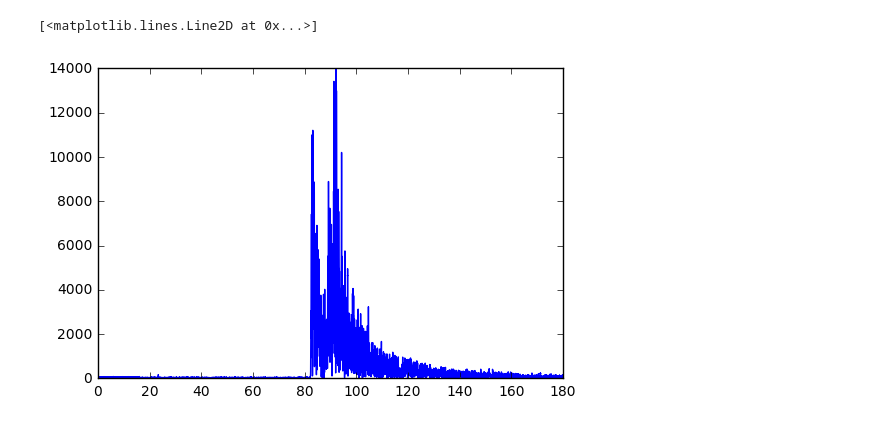
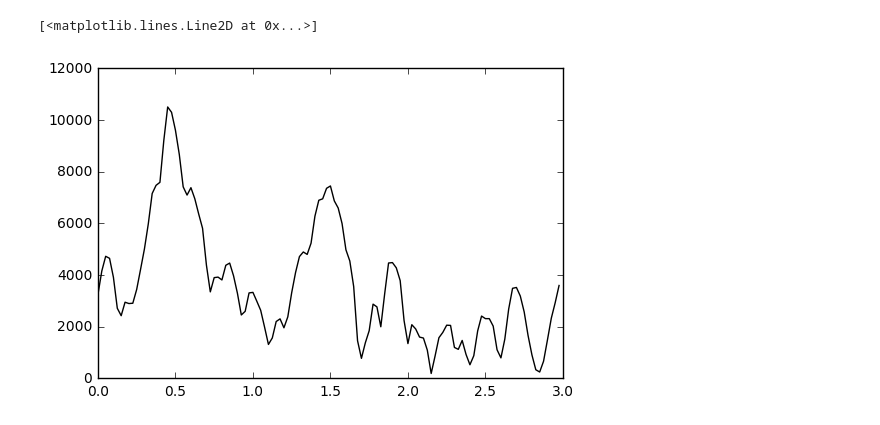
Before and after one commit to internnos/final-project, a Jupyter notebook: Envelope.ipynb, the cells around one changed output. Drawn from its saved outputs; the diff is of its cells as text; code cells hidden in the pictures.

```diff
--- a/Envelope.ipynb
+++ b/Envelope.ipynb
@@ -16,4 +8,0 @@ threechannels += read('loc_RJOB20050801145719850.z.gse2')
-# %%
-data = st[0].data
-npts = st[0].stats.npts
-samprate = st[0].stats.sampling_rate
@@ -24,7 +36,8 @@ data_envelope = obspy.signal.filter.envelope(st[0].data)
 # %%
-# The plotting, plain matplotlib
-t = np.arange(0, npts/samprate, 1 / samprate)
-plt.plot(t, data_envelope)
+#p[6068:6188]
+
+t2 = np.arange(0, 120*samprate, samprate)
+plt.plot(t2,data_envelope[6068:6188],'k')
 # %% [output]
 [<matplotlib.lines.Line2D at 0x...>]
-[figure, old version]
+[figure, new version]
```
Also changed, not shown: parts of 7 cells of this notebook, 3 other files.
